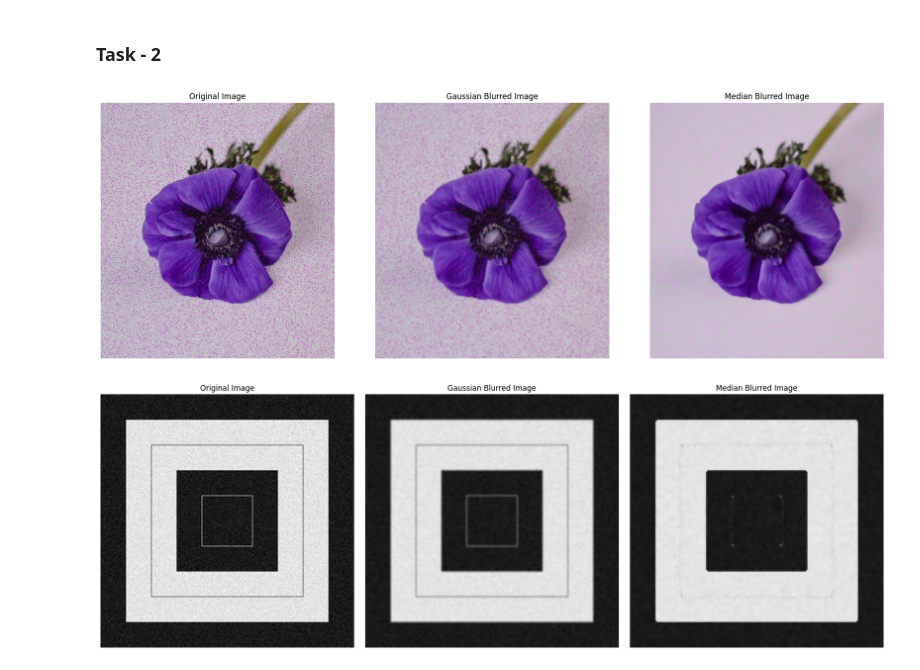
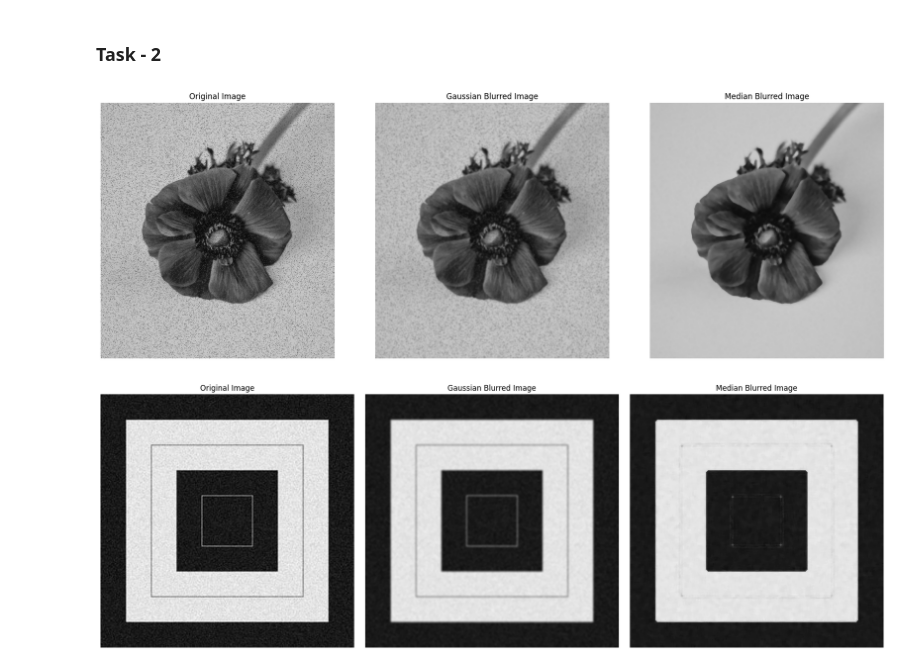
Before and after one commit to aaronjoju07/Adv_Data_Analysis, a Jupyter notebook: cia1/analysis.ipynb, the cells around one changed output. Drawn from its saved outputs; the diff is of its cells as text; code cells hidden in the pictures.

```diff
--- a/cia1/analysis.ipynb
+++ b/cia1/analysis.ipynb
@@ -64,47 +89,43 @@ Lemmating : 1770
 ### Task - 2
 # %%
 import cv2
-import matplotlib.pyplot as plt
 
-# Load the image
 img_path = '/Users/aaronjoju/Desktop/purple-flower-on-white-surface-with-noise.jpg'
 img = cv2.imread(img_path)
+img = cv2.cvtColor(img, cv2.COLOR_BGR2GRAY)
 
-# Check if image loading was successful
 if img is None:
     print(f'Error: Unable to load image from {img_path}')
     exit()
 
-# Apply Gaussian blur to the image
 blurred_img = cv2.GaussianBlur(img, (7, 7), 0)
 
-# Apply median blur to the image
 median_blurred_img = cv2.medianBlur(img, 7)
 
 # Convert BGR image to RGB for matplotlib
 img_rgb = cv2.cvtColor(img, cv2.COLOR_BGR2RGB)
 blurred_img_rgb = cv2.cvtColor(blurred_img, cv2.COLOR_BGR2RGB)
 median_blurred_img_rgb = cv2.cvtColor(median_blurred_img, cv2.COLOR_BGR2RGB)
 
 # Plotting
 fig, axs = plt.subplots(1, 3, figsize=(18, 6))
 
 axs[0].imshow(img_rgb)
 axs[0].set_title('Original Image')
 axs[0].axis('off')
 
 axs[1].imshow(blurred_img_rgb)
 axs[1].set_title('Gaussian Blurred Image')
 axs[1].axis('off')
 
 axs[2].imshow(median_blurred_img_rgb)
 axs[2].set_title('Median Blurred Image')
 axs[2].axis('off')
 
 plt.tight_layout()
 plt.show()
 # %% [output]
-[figure, old version]
+[figure, new version]
 # %%
 import cv2
 import numpy as np
```
Also changed, not shown: parts of 3 cells of this notebook, 3 other files.
